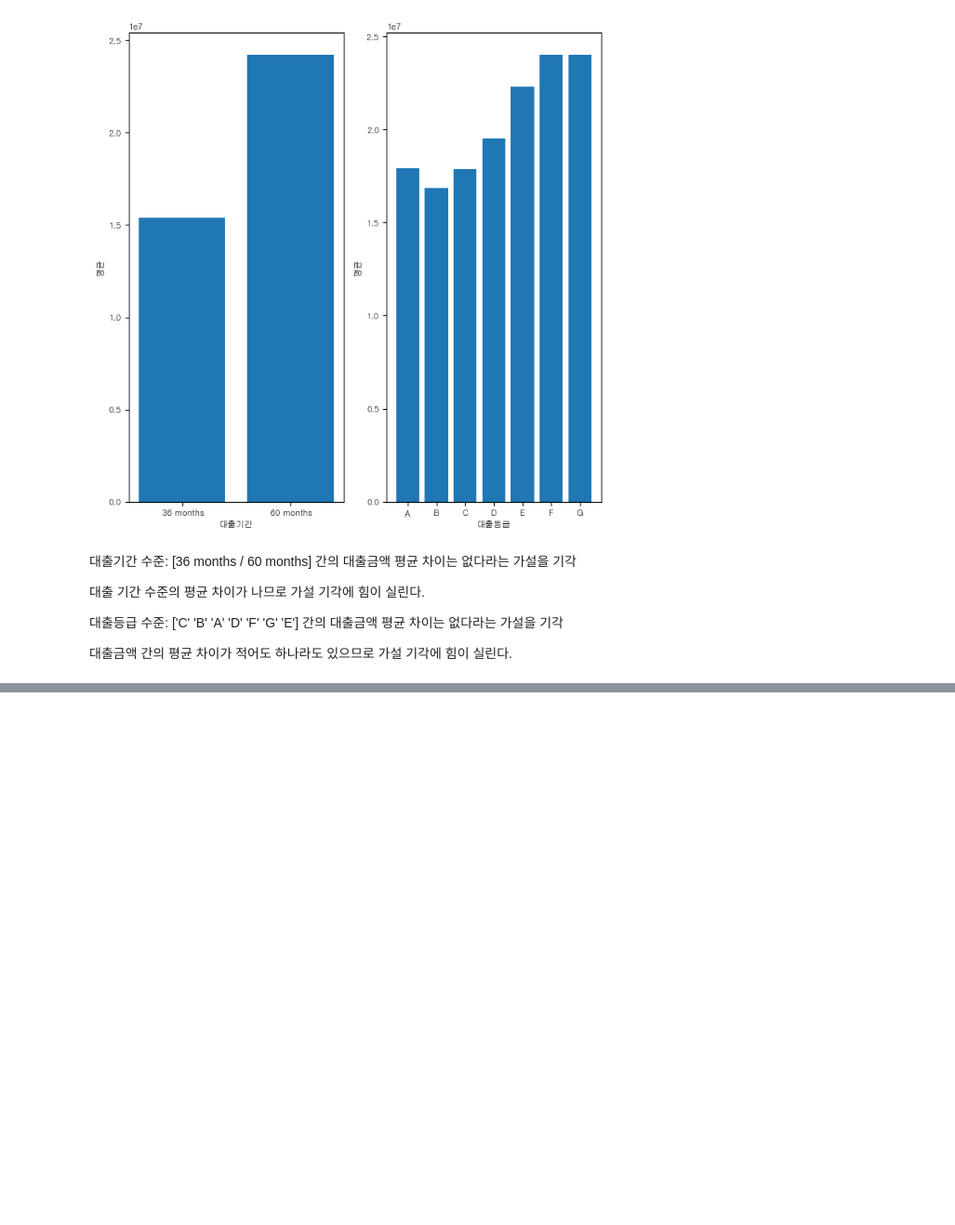
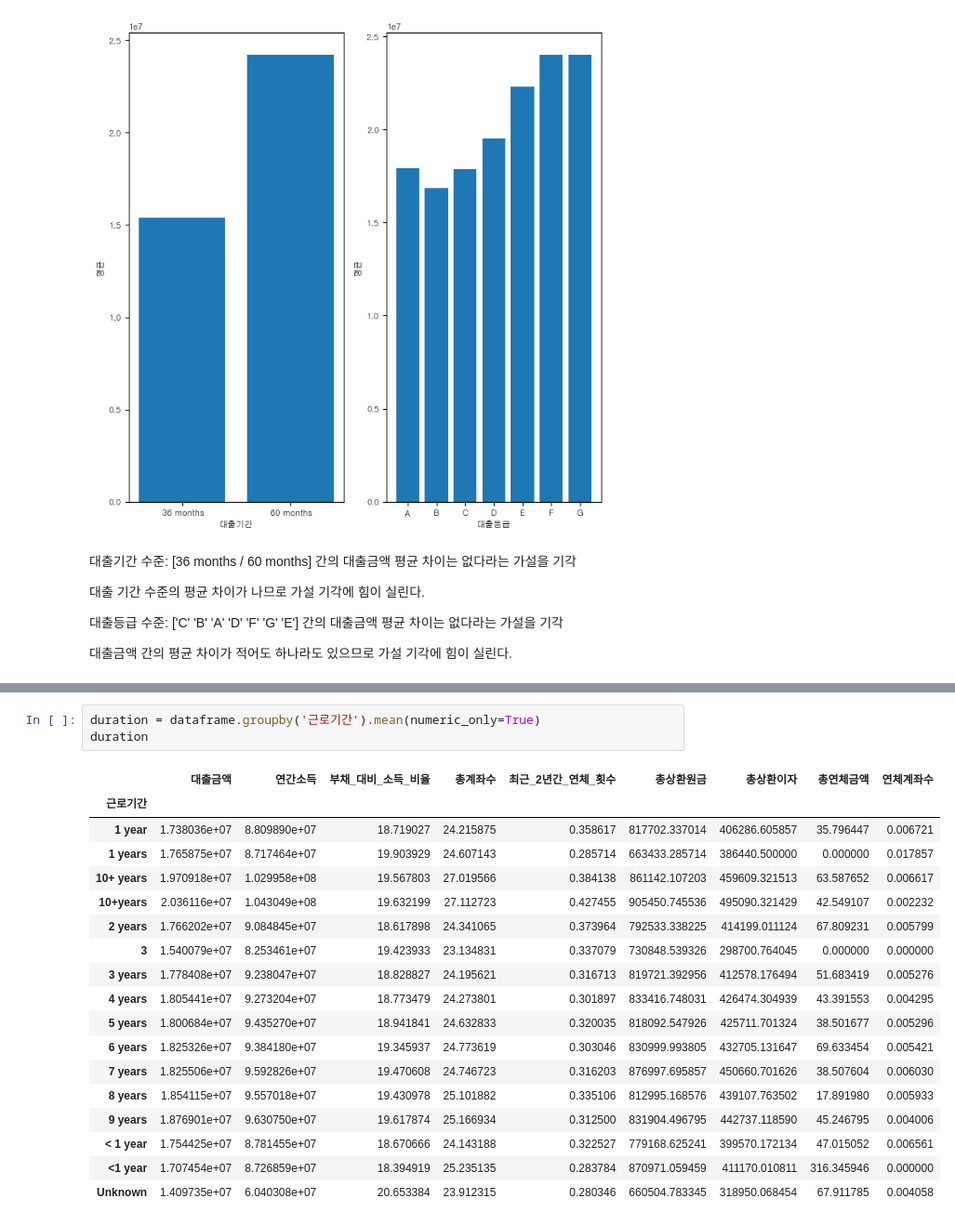
Before and after one commit to youse0ng/AICE_, a Jupyter notebook: open/데이터.ipynb, the cells around one changed output, grey strips where cells are left out. Shown at 93% size. Drawn from its saved outputs; the diff is of its cells as text; blank space fills up the shorter version.

```diff
--- a/open/데이터.ipynb
+++ b/open/데이터.ipynb
@@ -338,0 +354,22 @@ plt.show()
+# %%
+duration = dataframe.groupby('근로기간').mean(numeric_only=True)
+duration
+# %% [output]
+|  | 대출금액 | 연간소득 | 부채_대비_소득_비율 | 총계좌수 | 최근_2년간_연체_횟수 | 총상환원금 | 총상환이자 | 총연체금액 | 연체계좌수 |
+| 근로기간 |  |  |  |  |  |  |  |  |  |
+| 1 year | 1.738036e+07 | 8.809890e+07 | 18.719027 | 24.215875 | 0.358617 | 817702.337014 | 406286.605857 | 35.796447 | 0.006721 |
+| 1 years | 1.765875e+07 | 8.717464e+07 | 19.903929 | 24.607143 | 0.285714 | 663433.285714 | 386440.500000 | 0.000000 | 0.017857 |
+| 10+ years | 1.970918e+07 | 1.029958e+08 | 19.567803 | 27.019566 | 0.384138 | 861142.107203 | 459609.321513 | 63.587652 | 0.006617 |
+| 10+years | 2.036116e+07 | 1.043049e+08 | 19.632199 | 27.112723 | 0.427455 | 905450.745536 | 495090.321429 | 42.549107 | 0.002232 |
+| 2 years | 1.766202e+07 | 9.084845e+07 | 18.617898 | 24.341065 | 0.373964 | 792533.338225 | 414199.011124 | 67.809231 | 0.005799 |
+| 3 | 1.540079e+07 | 8.253461e+07 | 19.423933 | 23.134831 | 0.337079 | 730848.539326 | 298700.764045 | 0.000000 | 0.000000 |
+| 3 years | 1.778408e+07 | 9.238047e+07 | 18.828827 | 24.195621 | 0.316713 | 819721.392956 | 412578.176494 | 51.683419 | 0.005276 |
+| 4 years | 1.805441e+07 | 9.273204e+07 | 18.773479 | 24.273801 | 0.301897 | 833416.748031 | 426474.304939 | 43.391553 | 0.004295 |
+| 5 years | 1.800684e+07 | 9.435270e+07 | 18.941841 | 24.632833 | 0.320035 | 818092.547926 | 425711.701324 | 38.501677 | 0.005296 |
+| 6 years | 1.825326e+07 | 9.384180e+07 | 19.345937 | 24.773619 | 0.303046 | 830999.993805 | 432705.131647 | 69.633454 | 0.005421 |
+| 7 years | 1.825506e+07 | 9.592826e+07 | 19.470608 | 24.746723 | 0.316203 | 876997.695857 | 450660.701626 | 38.507604 | 0.006030 |
+| 8 years | 1.854115e+07 | 9.557018e+07 | 19.430978 | 25.101882 | 0.335106 | 812995.168576 | 439107.763502 | 17.891980 | 0.005933 |
+| 9 years | 1.876901e+07 | 9.630750e+07 | 19.617874 | 25.166934 | 0.312500 | 831904.496795 | 442737.118590 | 45.246795 | 0.004006 |
+| < 1 year | 1.754425e+07 | 8.781455e+07 | 18.670666 | 24.143188 | 0.322527 | 779168.625241 | 399570.172134 | 47.015052 | 0.006561 |
+| <1 year | 1.707454e+07 | 8.726859e+07 | 18.394919 | 25.235135 | 0.283784 | 870971.059459 | 411170.010811 | 316.345946 | 0.000000 |
+| Unknown | 1.409735e+07 | 6.040308e+07 | 20.653384 | 23.912315 | 0.280346 | 660504.783345 | 318950.068454 | 67.911785 | 0.004058 |
```
Also changed, not shown: parts of 8 cells of this notebook.
